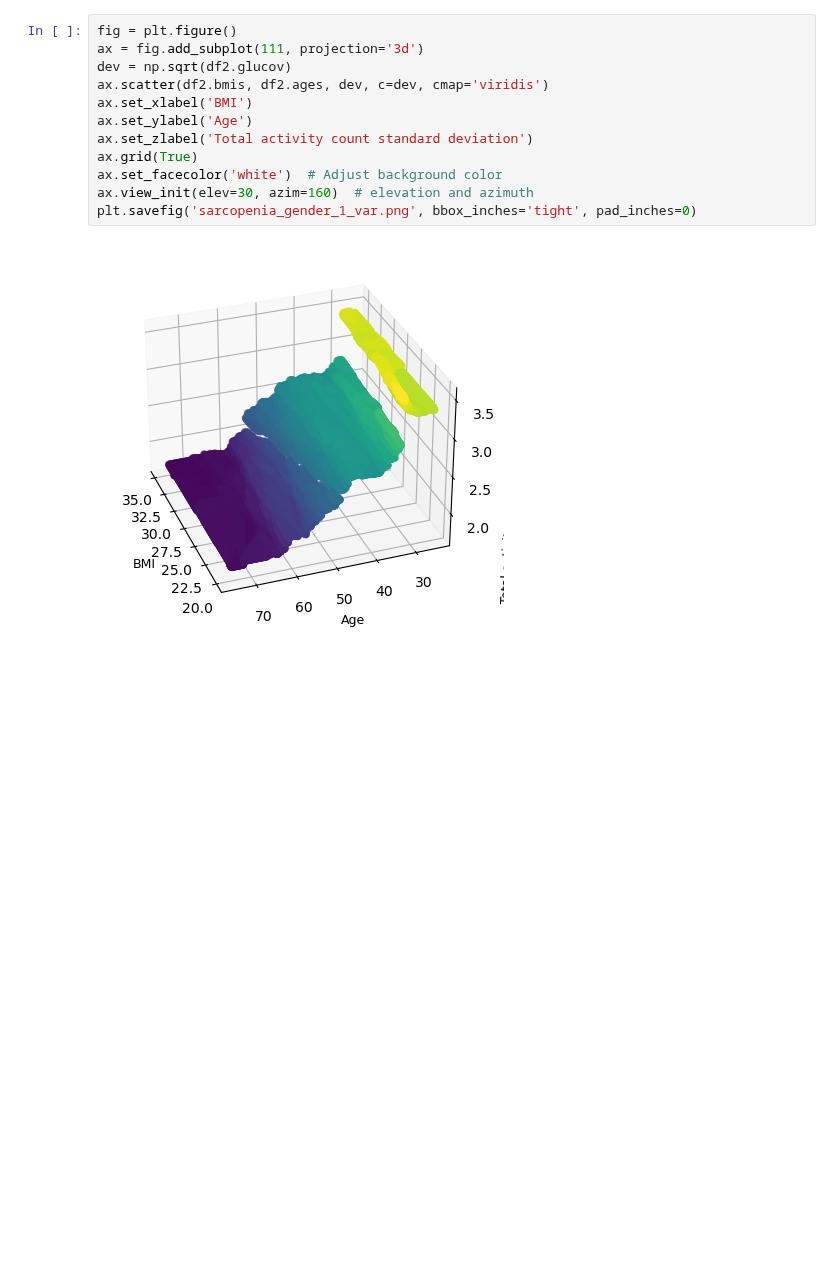
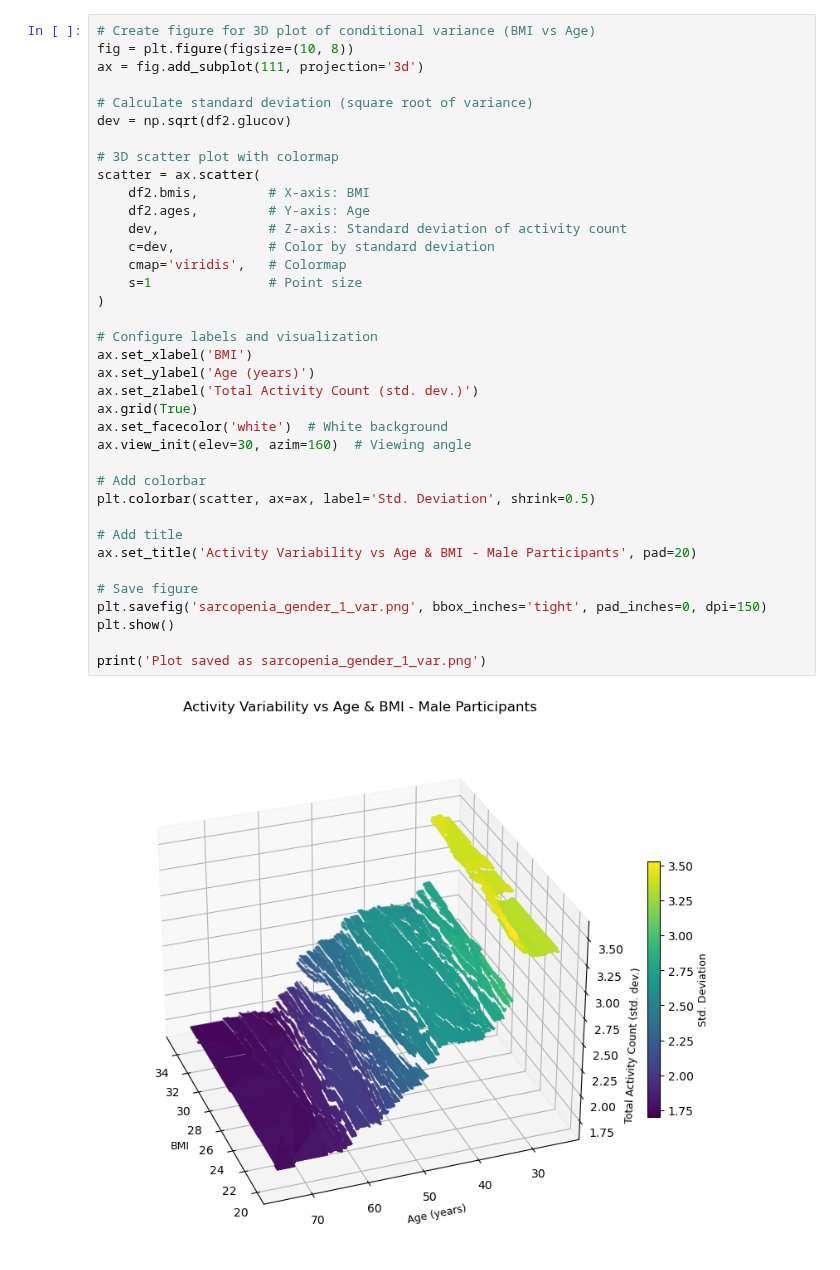
Before and after one commit to juancarlosvidal/knnvs, a Jupyter notebook: real/sarcopenia/sarco_1.ipynb, the cells around one changed output. Drawn from its saved outputs; the diff is of its cells as text; blank space fills up the shorter version.

```diff
--- a/real/sarcopenia/sarco_1.ipynb
+++ b/real/sarcopenia/sarco_1.ipynb
@@ -125,14 +426,39 @@ We represent the 3D scatterplot for the total activity count conditional standar
 # %%
-fig = plt.figure()
+# Create figure for 3D plot of conditional variance (BMI vs Age)
+fig = plt.figure(figsize=(10, 8))
 ax = fig.add_subplot(111, projection='3d')
+
+# Calculate standard deviation (square root of variance)
 dev = np.sqrt(df2.glucov)
-ax.scatter(df2.bmis, df2.ages, dev, c=dev, cmap='viridis')
+
+# 3D scatter plot with colormap
+scatter = ax.scatter(
+    df2.bmis,         # X-axis: BMI
+    df2.ages,         # Y-axis: Age
+    dev,              # Z-axis: Standard deviation of activity count
+    c=dev,            # Color by standard deviation
+    cmap='viridis',   # Colormap
+    s=1               # Point size
+)
+
+# Configure labels and visualization
 ax.set_xlabel('BMI')
-ax.set_ylabel('Age')
-ax.set_zlabel('Total activity count standard deviation')
+ax.set_ylabel('Age (years)')
+ax.set_zlabel('Total Activity Count (std. dev.)')
 ax.grid(True)
-ax.set_facecolor('white')  # Adjust background color
-ax.view_init(elev=30, azim=160)  # elevation and azimuth
-plt.savefig('sarcopenia_gender_1_var.png', bbox_inches='tight', pad_inches=0)
+ax.set_facecolor('white')  # White background
+ax.view_init(elev=30, azim=160)  # Viewing angle
+
+# Add colorbar
+plt.colorbar(scatter, ax=ax, label='Std. Deviation', shrink=0.5)
+
+# Add title
+ax.set_title('Activity Variability vs Age & BMI - Male Participants', pad=20)
+
+# Save figure
+plt.savefig('sarcopenia_gender_1_var.png', bbox_inches='tight', pad_inches=0, dpi=150)
+plt.show()
+
+print('Plot saved as sarcopenia_gender_1_var.png')
 # %% [output]
-[figure, old version]
+[figure, new version]
```
Also changed, not shown: parts of 23 cells of this notebook, 50 other files.
